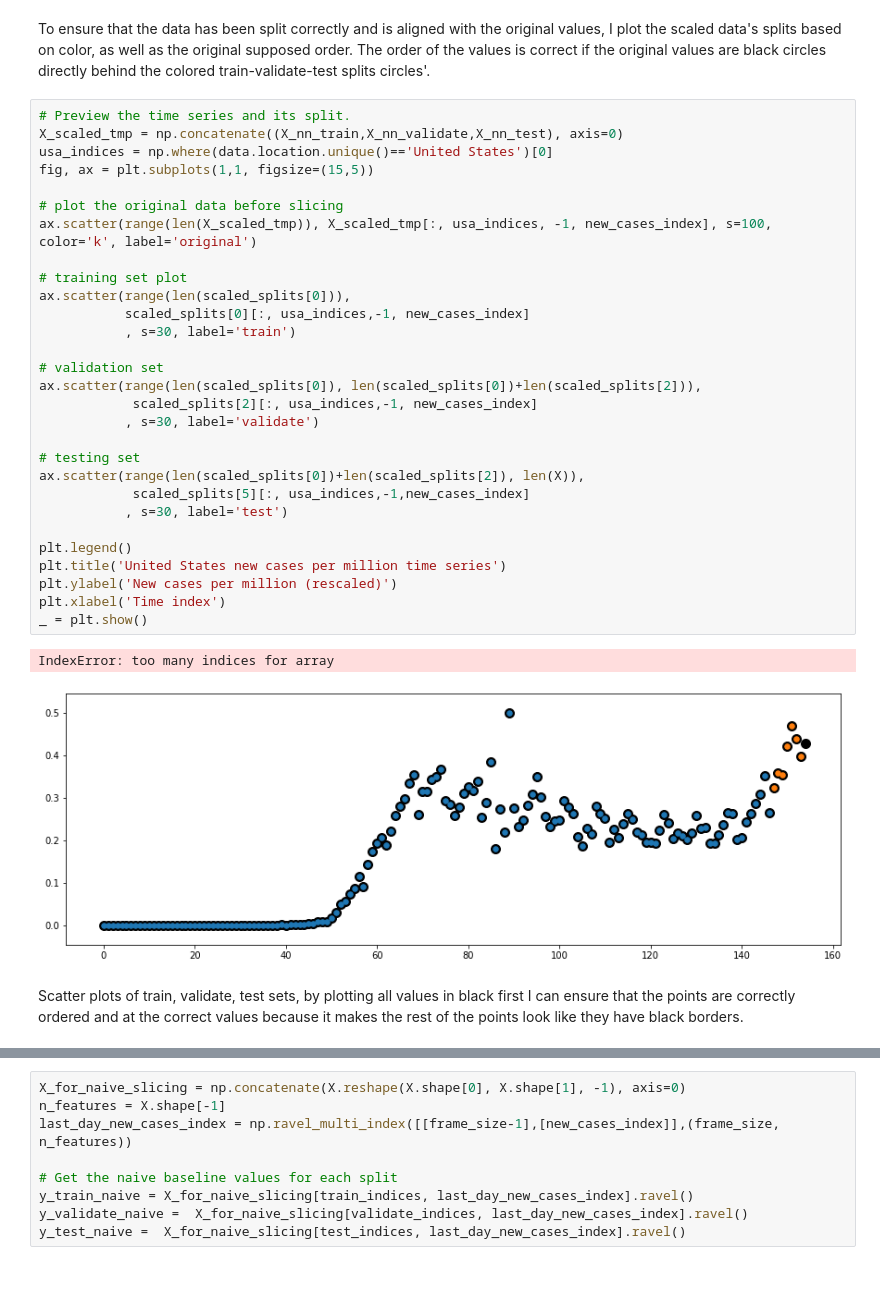
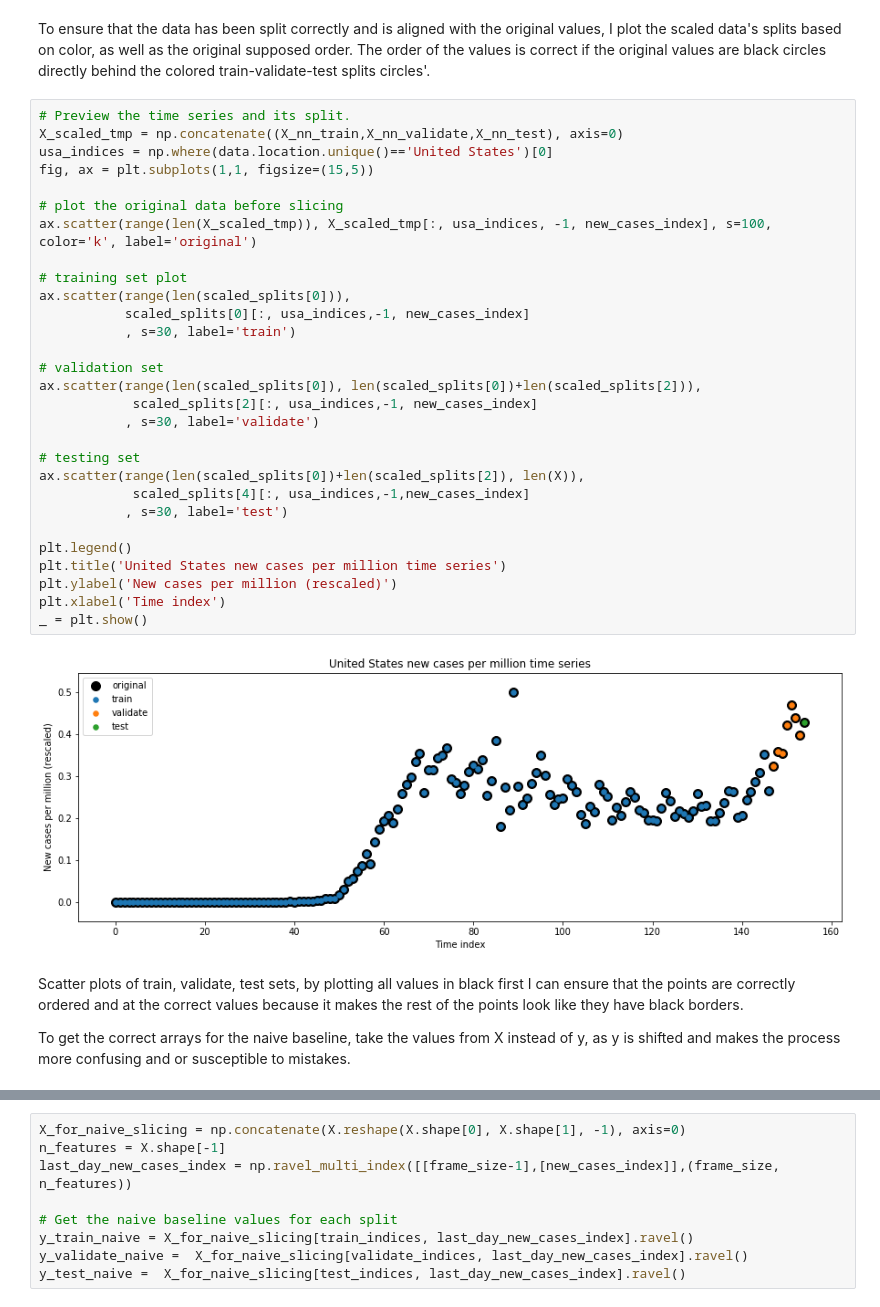
Before and after one commit to mgudorf/datsci, a Jupyter notebook: capstone2/COVID19_model_prototypes.ipynb, the cells around one changed output, grey strips where cells are left out. Saved outputs shown, nothing was run; the diff lists cells and outputs as text; blank space fills up the shorter version.

```diff
--- a/capstone2/COVID19_model_prototypes.ipynb
+++ b/capstone2/COVID19_model_prototypes.ipynb
@@ -412,35 +413,36 @@ To ensure that the data has been split correctly and is aligned with the origina
 # %%
 # Preview the time series and its split.
 X_scaled_tmp = np.concatenate((X_nn_train,X_nn_validate,X_nn_test), axis=0)
 usa_indices = np.where(data.location.unique()=='United States')[0]
 fig, ax = plt.subplots(1,1, figsize=(15,5))
 
 # plot the original data before slicing
 ax.scatter(range(len(X_scaled_tmp)), X_scaled_tmp[:, usa_indices, -1, new_cases_index], s=100, color='k', label='original')
 
 # training set plot
 ax.scatter(range(len(scaled_splits[0])),
            scaled_splits[0][:, usa_indices,-1, new_cases_index]
            , s=30, label='train')
 
 # validation set
 ax.scatter(range(len(scaled_splits[0]), len(scaled_splits[0])+len(scaled_splits[2])),
             scaled_splits[2][:, usa_indices,-1, new_cases_index]
            , s=30, label='validate')
 
 # testing set
 ax.scatter(range(len(scaled_splits[0])+len(scaled_splits[2]), len(X)),
-            scaled_splits[5][:, usa_indices,-1,new_cases_index]
+            scaled_splits[4][:, usa_indices,-1,new_cases_index]
            , s=30, label='test')
 
 plt.legend()
 plt.title('United States new cases per million time series')
 plt.ylabel('New cases per million (rescaled)')
 plt.xlabel('Time index')
 _ = plt.show()
 # %% [output]
-IndexError: too many indices for array
-[figure, old version]
+[figure, new version]
 # %% [markdown]
 Scatter plots of train, validate, test sets, by plotting all values in black first I can ensure that the points
 are correctly ordered and at the correct values because it makes the rest of the points look like they have black borders.
+
+To get the correct arrays for the naive baseline, take the values from X instead of y, as y is shifted and makes the process more confusing and or susceptible to mistakes.
```
Also changed, not shown: parts of 47 cells of this notebook, 4 other files.
